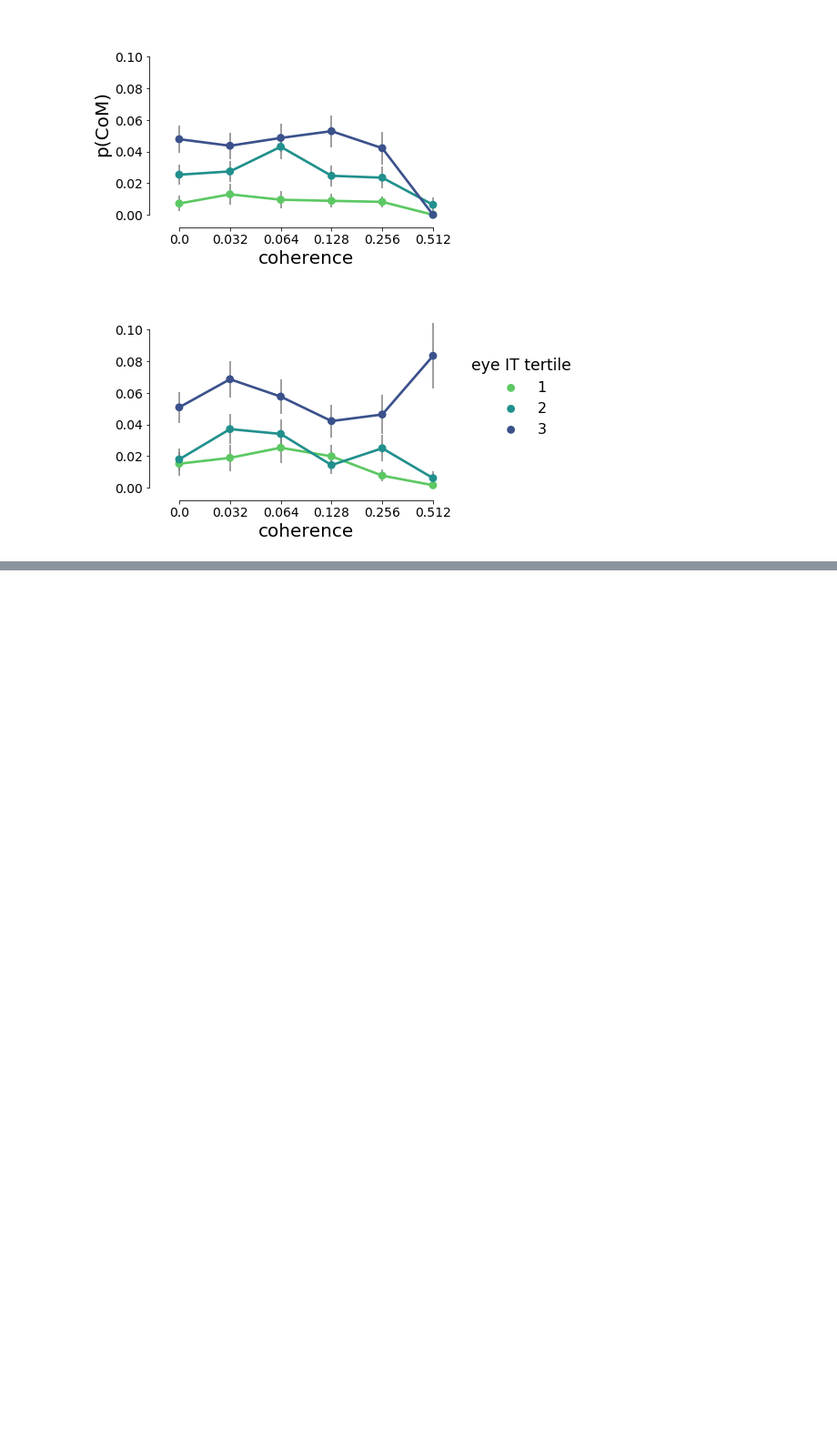
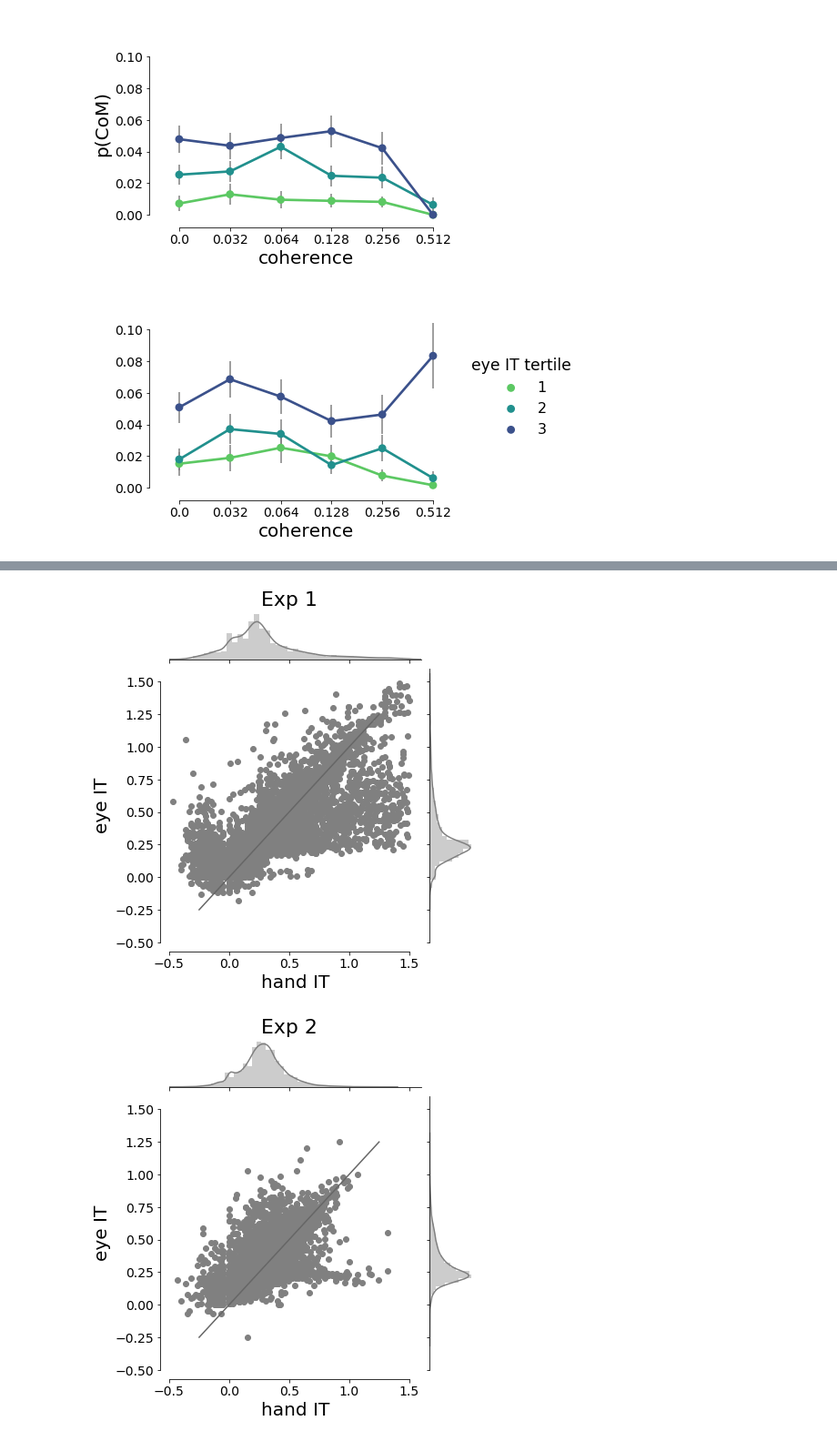
Before and after one commit to cherepaha/eyehandrdk, a Jupyter notebook: paper_figures.ipynb, the cells around one changed output, grey strips where cells are left out. Shown at 91% size. Saved outputs shown, nothing was run; the diff lists cells and outputs as text; code cells hidden in the pictures; blank space fills up the shorter version.

```diff
--- a/paper_figures.ipynb
+++ b/paper_figures.ipynb
@@ -56,0 +72,6 @@ psychometrics.plot_p_com_vs_var_ci(choices=choices_2, exp=exp_2, var='eye IT ter
+# %%
+eye_hand_lags.plot_joint(choices_1, exp_1, x='hand IT', y='eye IT')
+eye_hand_lags.plot_joint(choices_2, exp_2, x='hand IT', y='eye IT')
+# %% [output]
+[figure, added]
+[figure, added]
```
Also changed, not shown: parts of 4 cells of this notebook, 3 other files.
